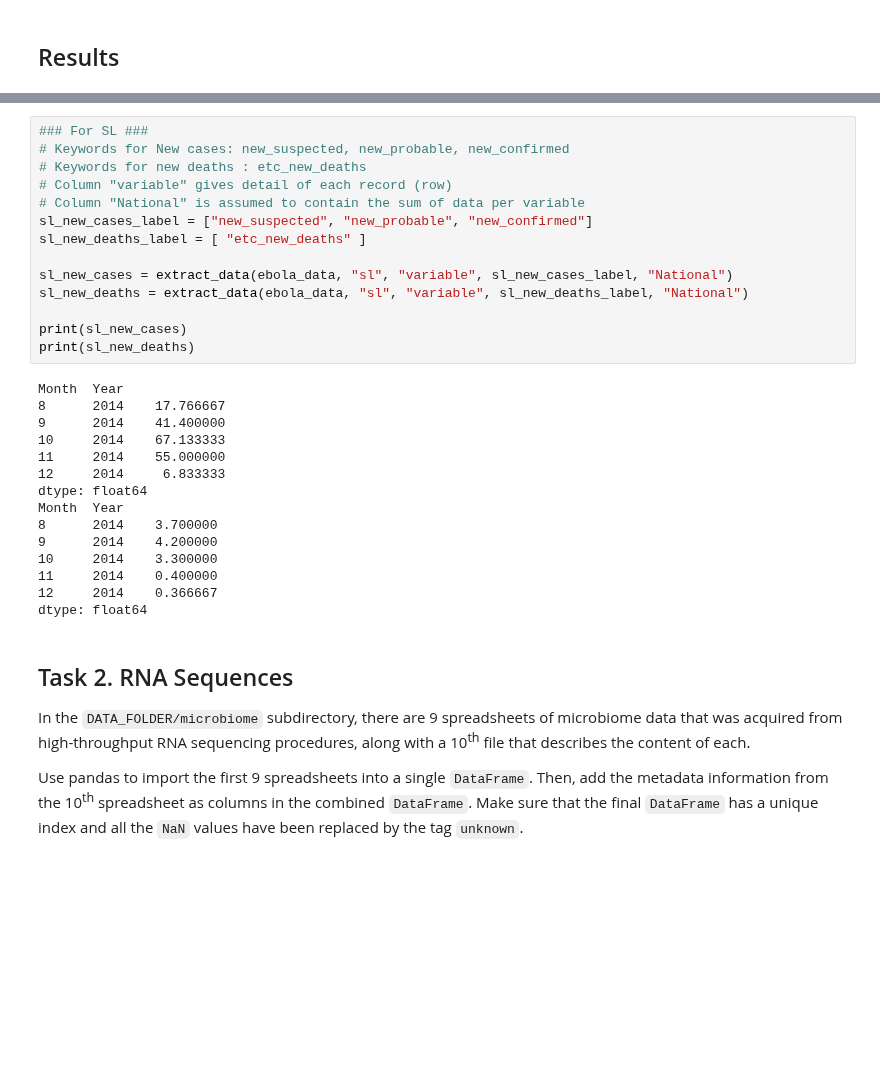
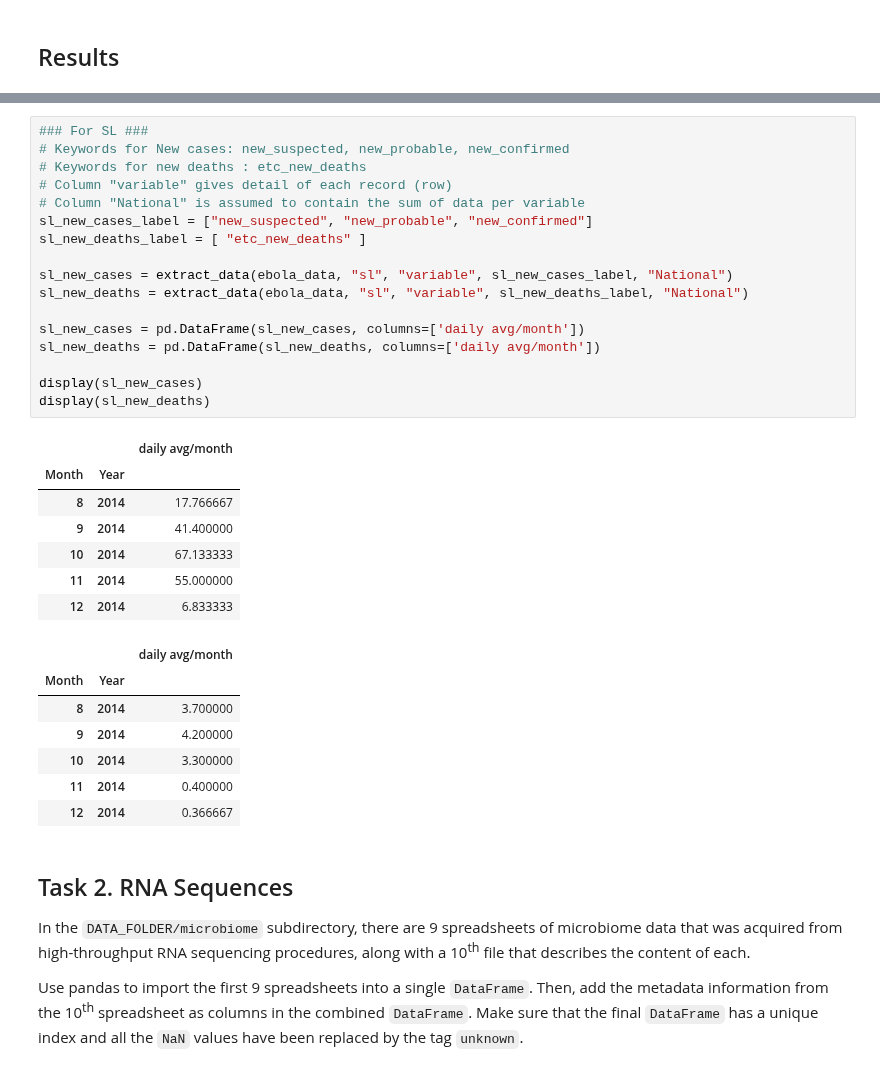
Before and after one commit to sanadhis/ADA-2017, a Jupyter notebook: 01 - Pandas and Data Wrangling/Howework 1.ipynb, the cells around one changed output, grey strips where cells are left out. Drawn from its saved outputs; the diff is of its cells as text; blank space fills up the shorter version.

```diff
--- a/01 - Pandas and Data Wrangling/Howework 1.ipynb
+++ b/01 - Pandas and Data Wrangling/Howework 1.ipynb
@@ -208,32 +214,35 @@ dtype: float64
 # %%
 ### For SL ###
 # Keywords for New cases: new_suspected, new_probable, new_confirmed
 # Keywords for new deaths : etc_new_deaths
 # Column "variable" gives detail of each record (row)
 # Column "National" is assumed to contain the sum of data per variable
 sl_new_cases_label = ["new_suspected", "new_probable", "new_confirmed"]
 sl_new_deaths_label = [ "etc_new_deaths" ]
 
 sl_new_cases = extract_data(ebola_data, "sl", "variable", sl_new_cases_label, "National")
 sl_new_deaths = extract_data(ebola_data, "sl", "variable", sl_new_deaths_label, "National")
 
-print(sl_new_cases)
-print(sl_new_deaths)
+sl_new_cases = pd.DataFrame(sl_new_cases, columns=['daily avg/month'])
+sl_new_deaths = pd.DataFrame(sl_new_deaths, columns=['daily avg/month'])
+
+display(sl_new_cases)
+display(sl_new_deaths)
 # %% [output]
-Month  Year
-8      2014    17.766667
-9      2014    41.400000
-10     2014    67.133333
-11     2014    55.000000
-12     2014     6.833333
-dtype: float64
-Month  Year
-8      2014    3.700000
-9      2014    4.200000
-10     2014    3.300000
-11     2014    0.400000
-12     2014    0.366667
-dtype: float64
+|  |  | daily avg/month |
+| Month | Year |  |
+| 8 | 2014 | 17.766667 |
+| 9 | 2014 | 41.400000 |
+| 10 | 2014 | 67.133333 |
+| 11 | 2014 | 55.000000 |
+| 12 | 2014 | 6.833333 |
+|  |  | daily avg/month |
+| Month | Year |  |
+| 8 | 2014 | 3.700000 |
+| 9 | 2014 | 4.200000 |
+| 10 | 2014 | 3.300000 |
+| 11 | 2014 | 0.400000 |
+| 12 | 2014 | 0.366667 |
 # %% [markdown]
 ## Task 2. RNA Sequences
 
```
Also changed, not shown: parts of 2 cells of this notebook.
